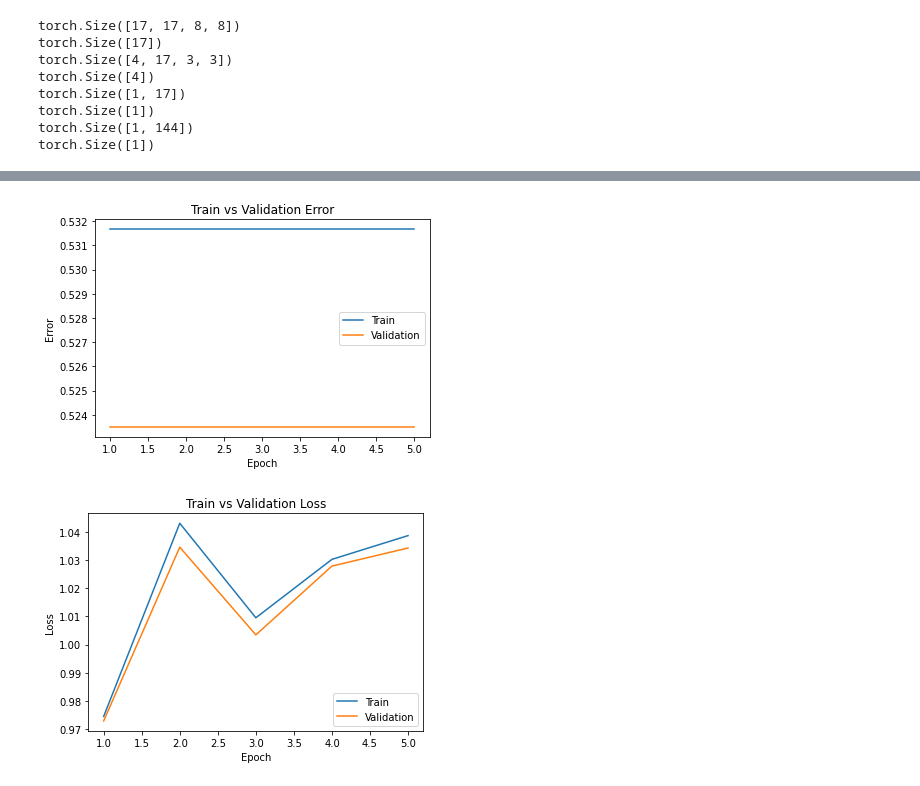
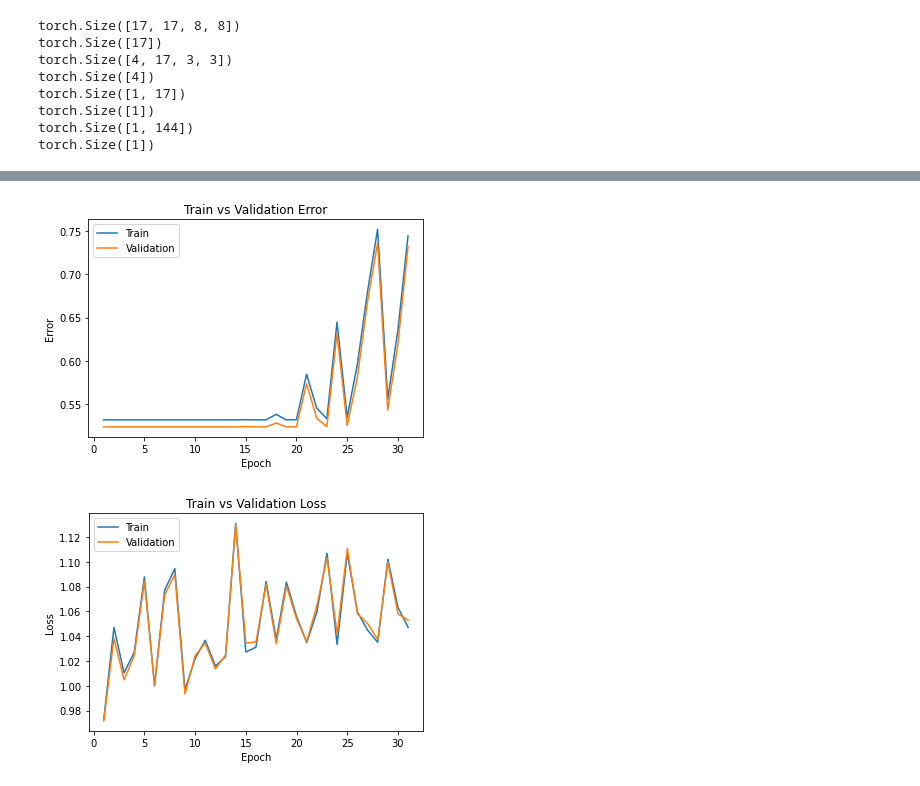
Before and after one commit to IsmailOuazzani/AtomicAI, a Jupyter notebook: atomicDeep.ipynb, the cells around one changed output, grey strips where cells are left out. Cells and saved outputs as stored; diff of their text form; code cells hidden in the pictures.

```diff
--- a/atomicDeep.ipynb
+++ b/atomicDeep.ipynb
@@ -236,6 +250,6 @@ Total time elapsed: 324.29 seconds
 # %%
-small_model_path = get_model_name("ismail", batch_size=batch_size, learning_rate=0.01, epoch=4)
+small_model_path = get_model_name("ismail", batch_size=batch_size, learning_rate=0.01, epoch=30)
 plot_training_curve(small_model_path)
 # %% [output]
-[figure, old version]
+[figure, new version]
-[figure, old version]
+[figure, new version]
```
Also changed, not shown: parts of 3 cells of this notebook, 1 other file.
